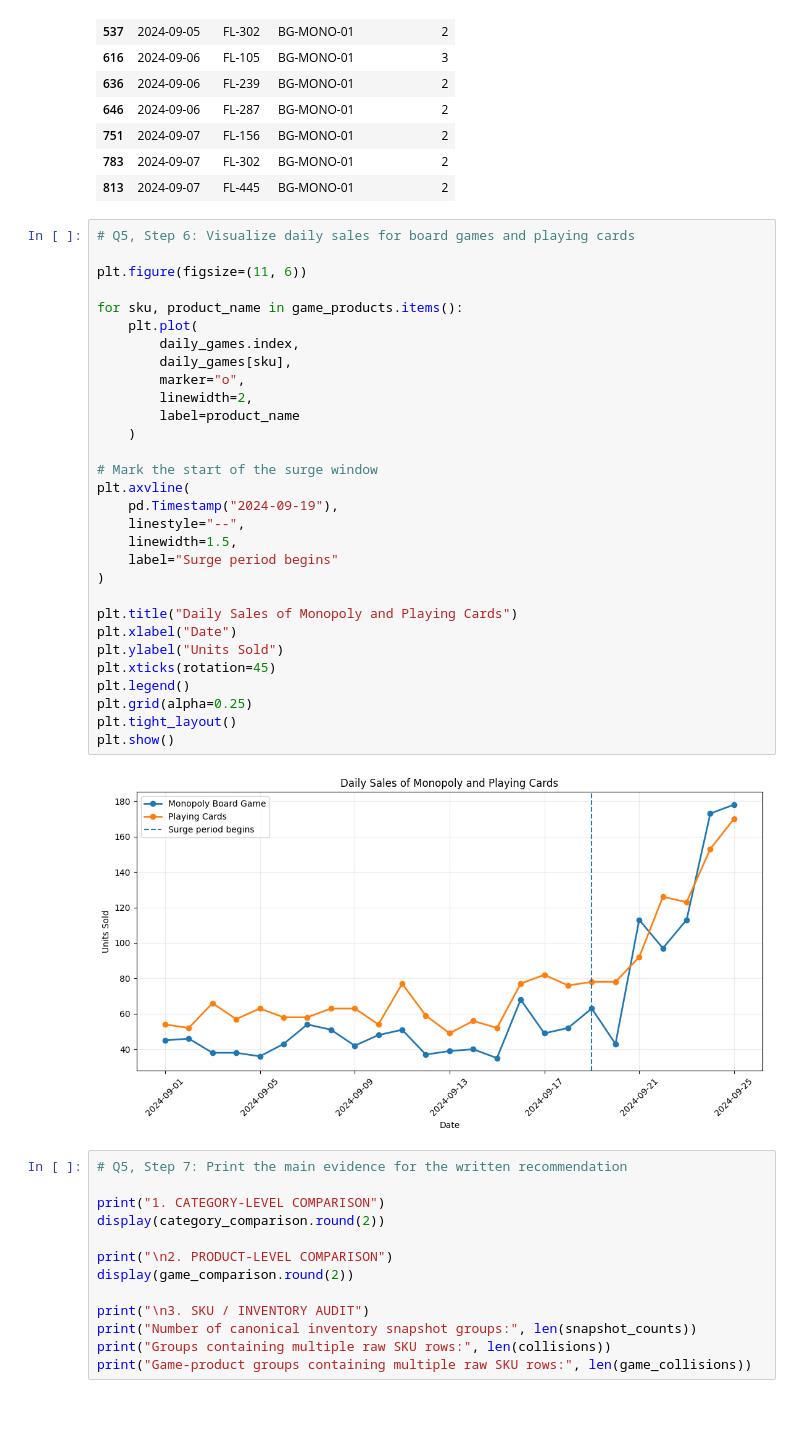
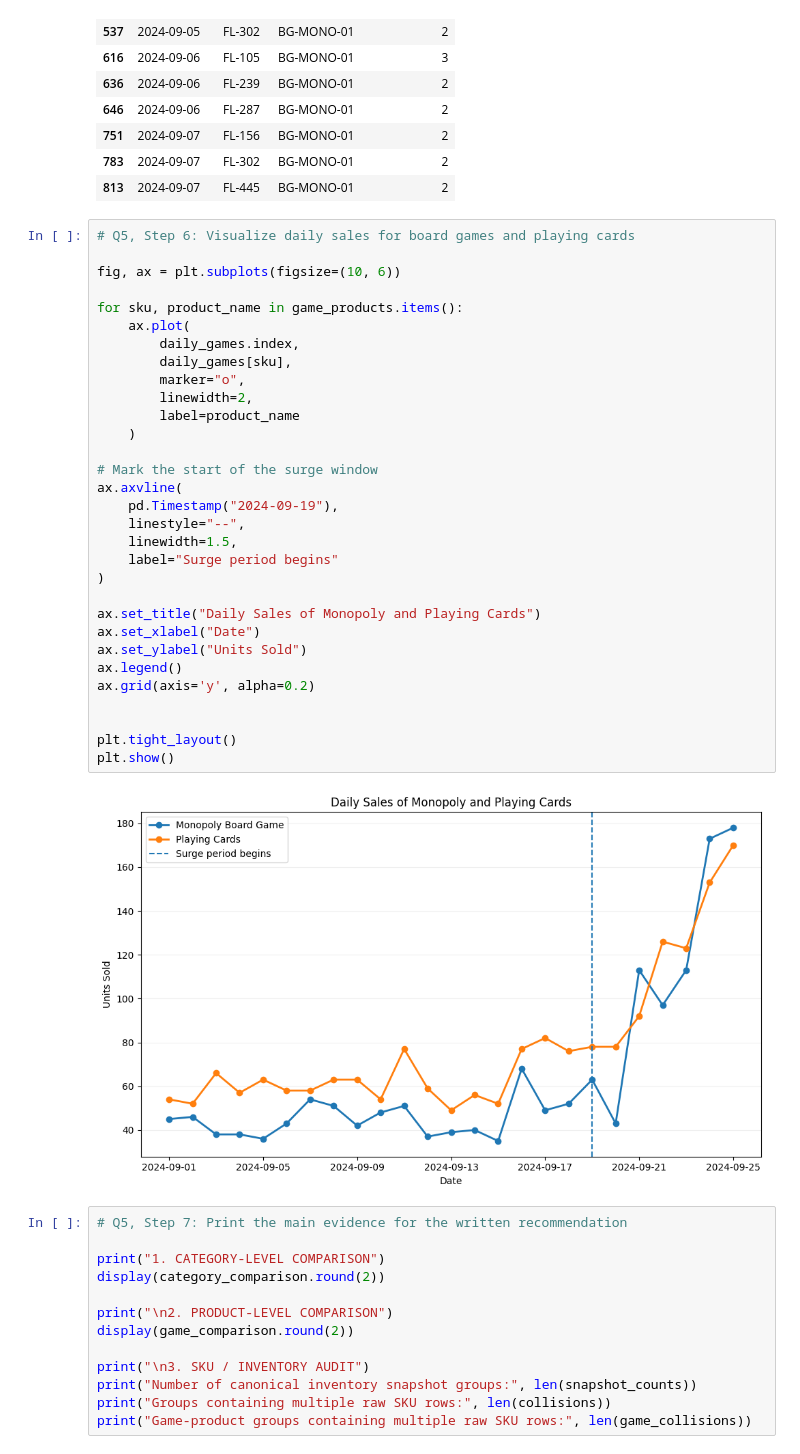
Before and after one commit to simichakravarty16/walmart-hurricane-project, a Jupyter notebook: notebooks/team_notebook.ipynb, the cells around one changed output. Saved outputs shown, nothing was run; the diff lists cells and outputs as text; blank space fills up the shorter version.

```diff
--- a/notebooks/team_notebook.ipynb
+++ b/notebooks/team_notebook.ipynb
@@ -2119,35 +2261,36 @@ Examples of potentially ambiguous game inventory snapshots:
 # %%
 # Q5, Step 6: Visualize daily sales for board games and playing cards
 
-plt.figure(figsize=(11, 6))
+fig, ax = plt.subplots(figsize=(10, 6))
 
 for sku, product_name in game_products.items():
-    plt.plot(
+    ax.plot(
         daily_games.index,
         daily_games[sku],
         marker="o",
         linewidth=2,
         label=product_name
     )
 
 # Mark the start of the surge window
-plt.axvline(
+ax.axvline(
     pd.Timestamp("2024-09-19"),
     linestyle="--",
     linewidth=1.5,
     label="Surge period begins"
 )
 
-plt.title("Daily Sales of Monopoly and Playing Cards")
-plt.xlabel("Date")
-plt.ylabel("Units Sold")
-plt.xticks(rotation=45)
-plt.legend()
-plt.grid(alpha=0.25)
+ax.set_title("Daily Sales of Monopoly and Playing Cards")
+ax.set_xlabel("Date")
+ax.set_ylabel("Units Sold")
+ax.legend()
+ax.grid(axis='y', alpha=0.2)
+
+
 plt.tight_layout()
 plt.show()
 # %% [output]
-[figure, old version]
+[figure, new version]
 # %%
 # Q5, Step 7: Print the main evidence for the written recommendation
 
```
Also changed, not shown: parts of 13 cells of this notebook.
